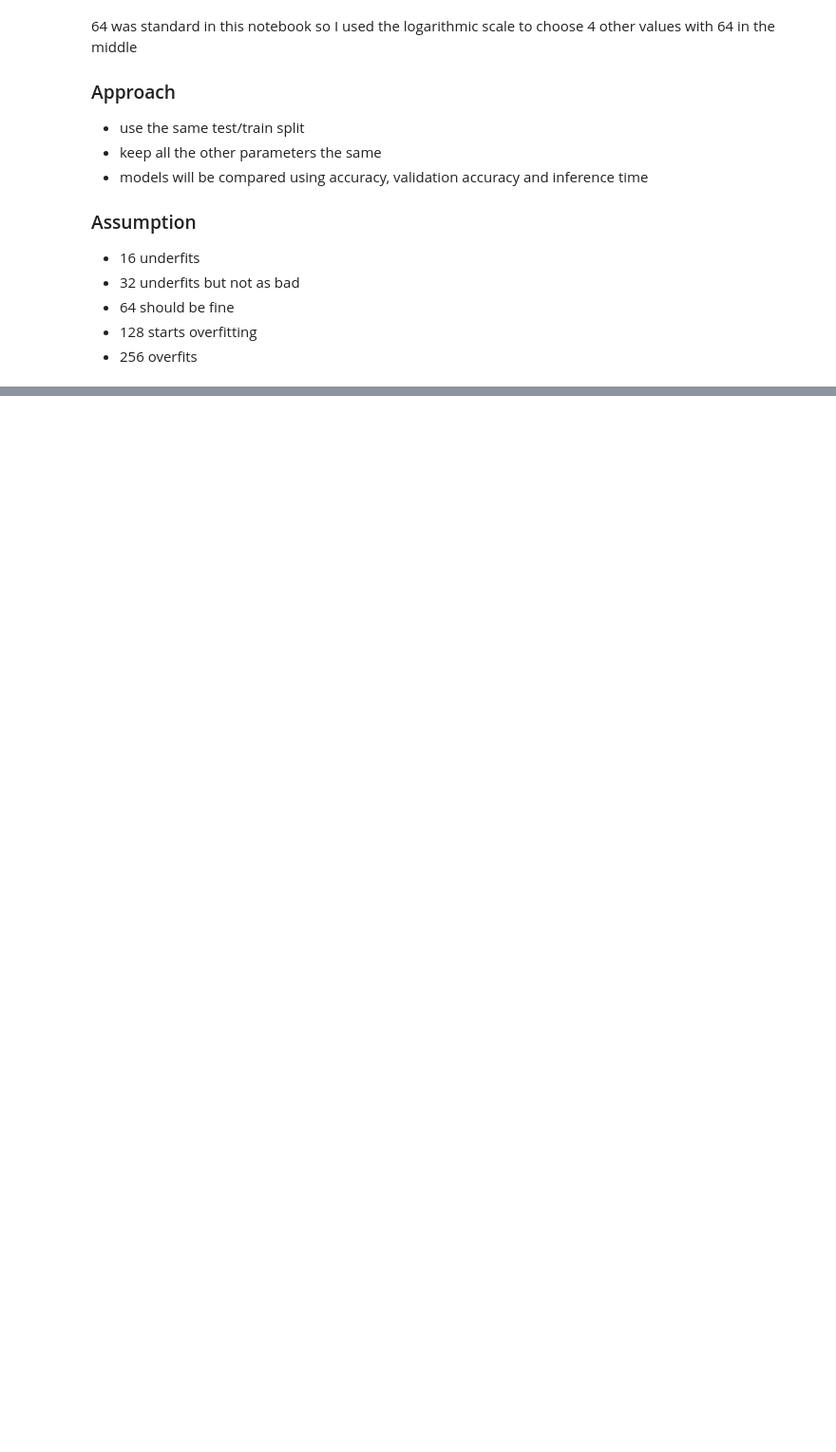
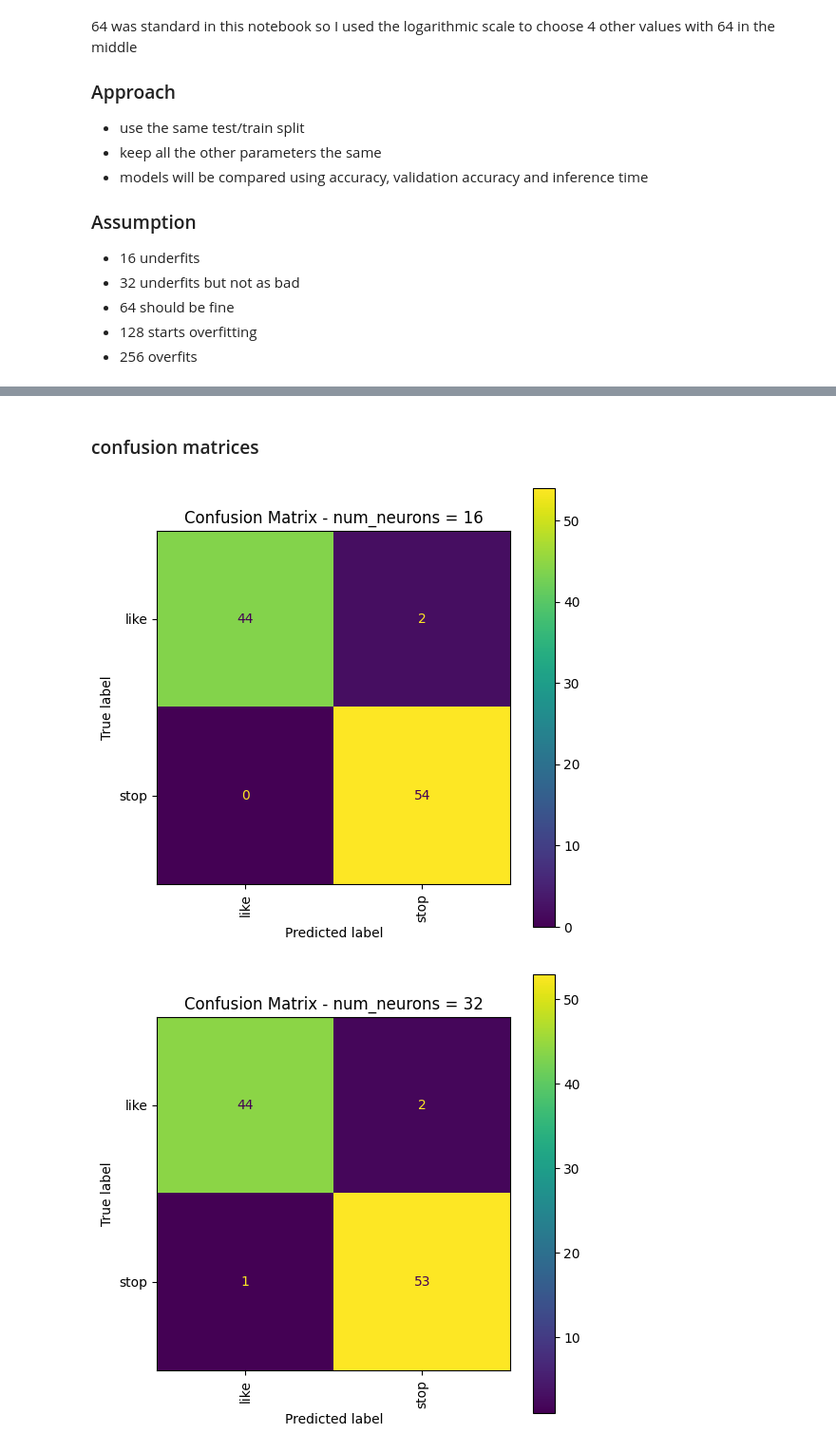
Before and after one commit to ITT-26/assignment-05-cnn-GixD42, a Jupyter notebook: 01-hyperparameters/hyperparameters.ipynb, the cells around one changed output, grey strips where cells are left out. Shown at 95% size. Cells and saved outputs as stored; diff of their text form; code cells hidden in the pictures; blank space fills up the shorter version.

```diff
--- a/01-hyperparameters/hyperparameters.ipynb
+++ b/01-hyperparameters/hyperparameters.ipynb
@@ -407,14 +220,0 @@ for i in range(8):
-# %%
-fig, axes = plt.subplots(8, 8, figsize=(20, 20))
-
-for i in range(8):
-    for j in range(8):
-        #axes[i][j].imshow(filters[:,:,:,i*8+j] * 255, 'gray')
-        kernel = filters[:,:,0,i*8+j]
-
-        #print(kernel.shape)
-
-        gray = cv2.cvtColor(resized, cv2.COLOR_BGR2GRAY)
-        filtered = cv2.filter2D(gray, -1, kernel)
-
-        axes[i][j].imshow(filtered, 'gray')
@@ -515,0 +447,13 @@ pass
+# %% [markdown]
+### confusion matrices
+# %%
+# confusion matrices for all models
+for num_neurons, conf_matrix in confusion_matrixs.items():
+    fig = plt.figure(figsize=(6, 6))
+    ConfusionMatrixDisplay(conf_matrix, display_labels=label_names).plot(ax=plt.gca())
+    plt.title(f'Confusion Matrix - num_neurons = {num_neurons}')
+    plt.xticks(rotation=90, ha='center')
+    plt.show()
+# %% [output]
+[figure, added]
+[figure, added]
```
Also changed, not shown: parts of 42 cells of this notebook, 4 other files.
